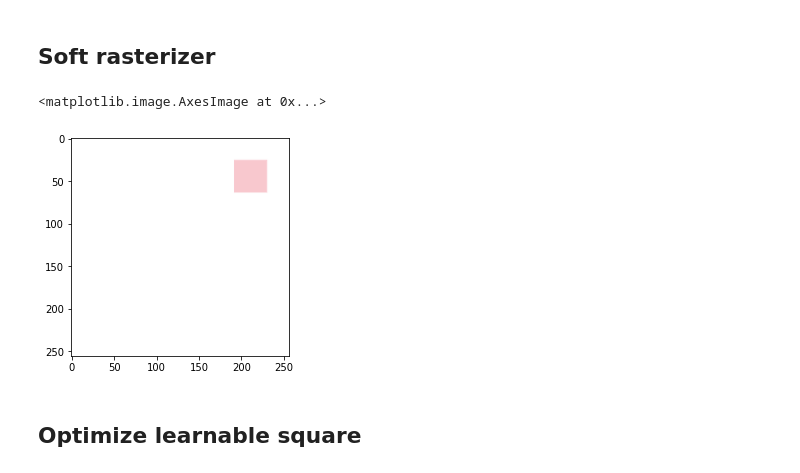
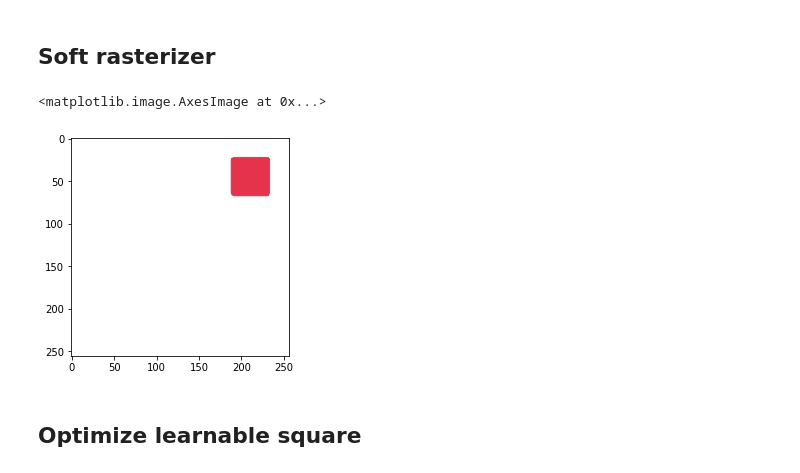
Before and after one commit to tuananhle7/hmws, a Jupyter notebook: stacking/Untitled.ipynb, the cells around one changed output. Drawn from its saved outputs; the diff is of its cells as text; code cells hidden in the pictures.

```diff
--- a/stacking/Untitled.ipynb
+++ b/stacking/Untitled.ipynb
@@ -405,7 +405,7 @@ def get_render_log_prob(min_edge_distance, blur=1e-4):
     return F.logsigmoid(-torch.sign(min_edge_distance) * min_edge_distance**2 / blur)
 
 
-def soft_render_square(square, location, background, background_depth=1e-4, color_sharpness=1e-4, blur=1e-4):
+def soft_render_square(square, location, background, background_depth=-1e-3, color_sharpness=1e-4, blur=1e-4):
     """Draws a square on a canvas whose xy limits are [-1, 1].
 
     Follows equations (2) and (3) in
@@ -446,11 +446,11 @@ def soft_render_square(square, location, background, background_depth=1e-4, colo
     return square_weight[None] * square.color[:, None, None] + background_weight[None] * background
 # %%
 img = soft_render_square(true_square, true_location, init_canvas(device),
-                         background_depth=1e-4, color_sharpness=1e-4, blur=1e-5)
+                         background_depth=-1e-3, color_sharpness=1e-4, blur=1e-4)
 plt.imshow(img.cpu().permute(1, 2, 0))
 # %% [output]
 <matplotlib.image.AxesImage at 0x...>
-[figure, old version]
+[figure, new version]
 # %% [markdown]
 ## Optimize learnable square
 # %%
```
Also changed, not shown: parts of 5 cells of this notebook.
